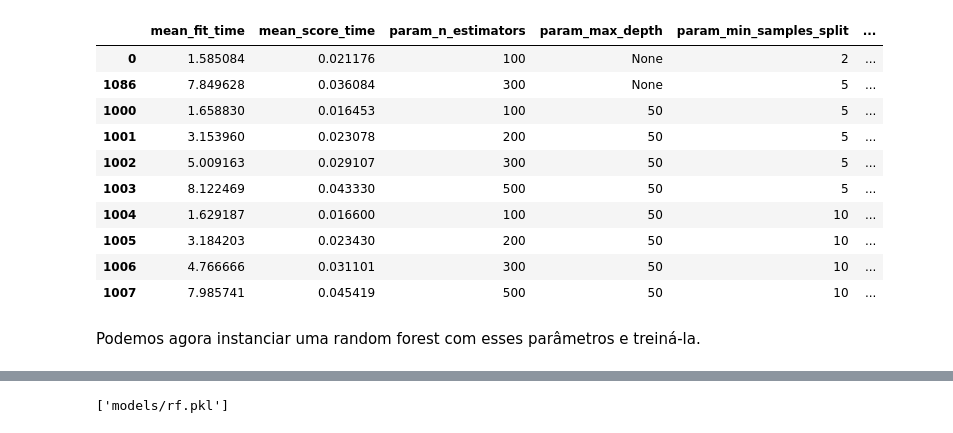
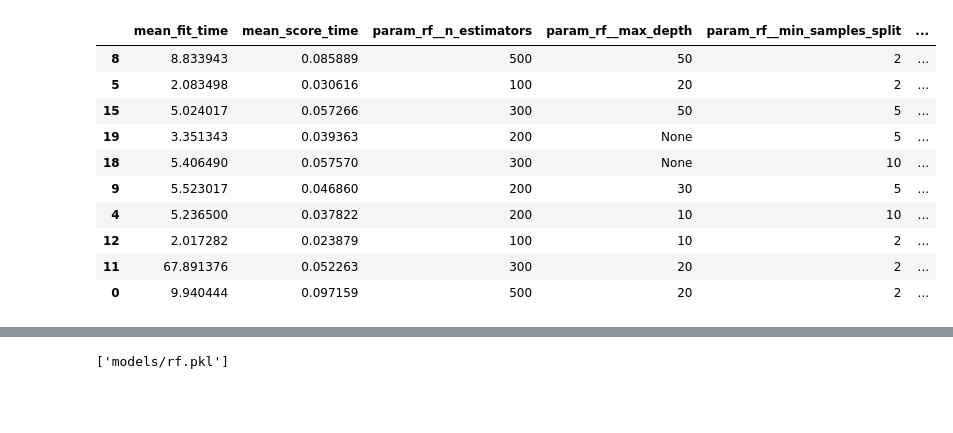
Before and after one commit to FrederickAlmeida/SpeedDating, a Jupyter notebook: modeling_rf.ipynb, the cells around one changed output, grey strips where cells are left out. Saved outputs shown, nothing was run; the diff lists cells and outputs as text; code cells hidden in the pictures; blank space fills up the shorter version.

```diff
--- a/modeling_rf.ipynb
+++ b/modeling_rf.ipynb
@@ -173,9 +202,15 @@ Como vários modelos alcalçaram as métricas máximas, podemos pegar o modelo d
 # %%
+def get_results_pipeline(r_search):
+    results = pd.DataFrame(r_search.cv_results_)
+
     results = results[
         [
-            'mean_fit_time', 'mean_score_time', 'param_n_estimators', 'param_max_depth', 'param_min_samples_split', 'param_min_samples_leaf',
-            'param_max_features', 'param_bootstrap', 'param_criterion', 'mean_train_accuracy', 'mean_test_accuracy', 'rank_test_accuracy',
+            'mean_fit_time', 'mean_score_time', 'param_rf__n_estimators', 'param_rf__max_depth', 'param_rf__min_samples_split', 'param_rf__min_samples_leaf',
+            'param_rf__max_features', 'param_rf__bootstrap', 'param_rf__criterion', 'mean_train_accuracy', 'mean_test_accuracy', 'rank_test_accuracy',
             'mean_train_precision_macro', 'mean_test_precision_macro', 'rank_test_precision_macro', 'mean_train_recall_macro',
             'mean_test_recall_macro', 'rank_test_recall_macro', 'mean_train_f1_macro', 'mean_test_f1_macro', 'rank_test_f1_macro'
         ]
     ]
+
+    results = results.sort_values(by='mean_test_f1_macro', ascending=False)
+    return results
@@ -186,0 +286,19 @@ sorted_models = results_filtered.sort_values(
+# %%
+def train_random_search(X, y, estimator, grid):
+    random_search = RandomizedSearchCV(
+        estimator=estimator,
+        param_distributions=grid,
+        cv=skf,
+        scoring=scoring,
+        refit='f1_macro',
+        n_jobs=-1,
+        return_train_score=True,
+        verbose=1,
+        n_iter=20
+    )
+
+    random_search.fit(X, y)
+
+    return random_search
+# %%
+randomized_search = train_random_search(X_train, y_train, pipeline, param_grid)
@@ -187,16 +308,16 @@ sorted_models = results_filtered.sort_values(
+# %%
+results = get_results_pipeline(randomized_search)
 # %%
-results_filtered.head(10)
+results.head(10)
 # %% [output]
-|  | mean_fit_time | mean_score_time | param_n_estimators | param_max_depth | param_min_samples_split | ... |
-| 0 | 1.585084 | 0.021176 | 100 | None | 2 | ... |
-| 1086 | 7.849628 | 0.036084 | 300 | None | 5 | ... |
-| 1000 | 1.658830 | 0.016453 | 100 | 50 | 5 | ... |
-| 1001 | 3.153960 | 0.023078 | 200 | 50 | 5 | ... |
-| 1002 | 5.009163 | 0.029107 | 300 | 50 | 5 | ... |
-| 1003 | 8.122469 | 0.043330 | 500 | 50 | 5 | ... |
-| 1004 | 1.629187 | 0.016600 | 100 | 50 | 10 | ... |
-| 1005 | 3.184203 | 0.023430 | 200 | 50 | 10 | ... |
-| 1006 | 4.766666 | 0.031101 | 300 | 50 | 10 | ... |
-| 1007 | 7.985741 | 0.045419 | 500 | 50 | 10 | ... |
+|  | mean_fit_time | mean_score_time | param_rf__n_estimators | param_rf__max_depth | param_rf__min_samples_split | ... |
+| 8 | 8.833943 | 0.085889 | 500 | 50 | 2 | ... |
+| 5 | 2.083498 | 0.030616 | 100 | 20 | 2 | ... |
+| 15 | 5.024017 | 0.057266 | 300 | 50 | 5 | ... |
+| 19 | 3.351343 | 0.039363 | 200 | None | 5 | ... |
+| 18 | 5.406490 | 0.057570 | 300 | None | 10 | ... |
+| 9 | 5.523017 | 0.046860 | 200 | 30 | 5 | ... |
+| 4 | 5.236500 | 0.037822 | 200 | 10 | 10 | ... |
+| 12 | 2.017282 | 0.023879 | 100 | 10 | 2 | ... |
+| 11 | 67.891376 | 0.052263 | 300 | 20 | 2 | ... |
+| 0 | 9.940444 | 0.097159 | 500 | 20 | 2 | ... |
-# %% [markdown]
-Podemos agora instanciar uma random forest com esses parâmetros e treiná-la.
```
Also changed, not shown: parts of 30 cells of this notebook, 3 other files.
